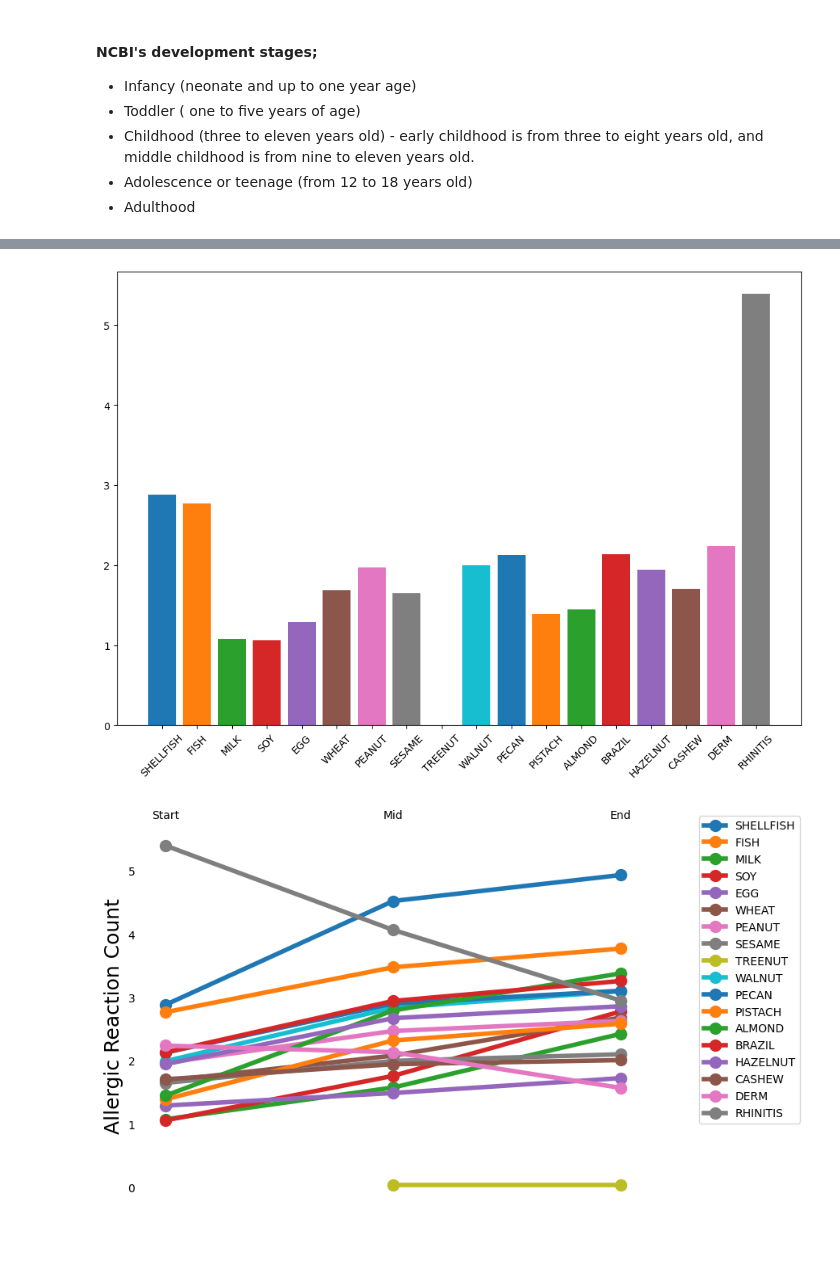
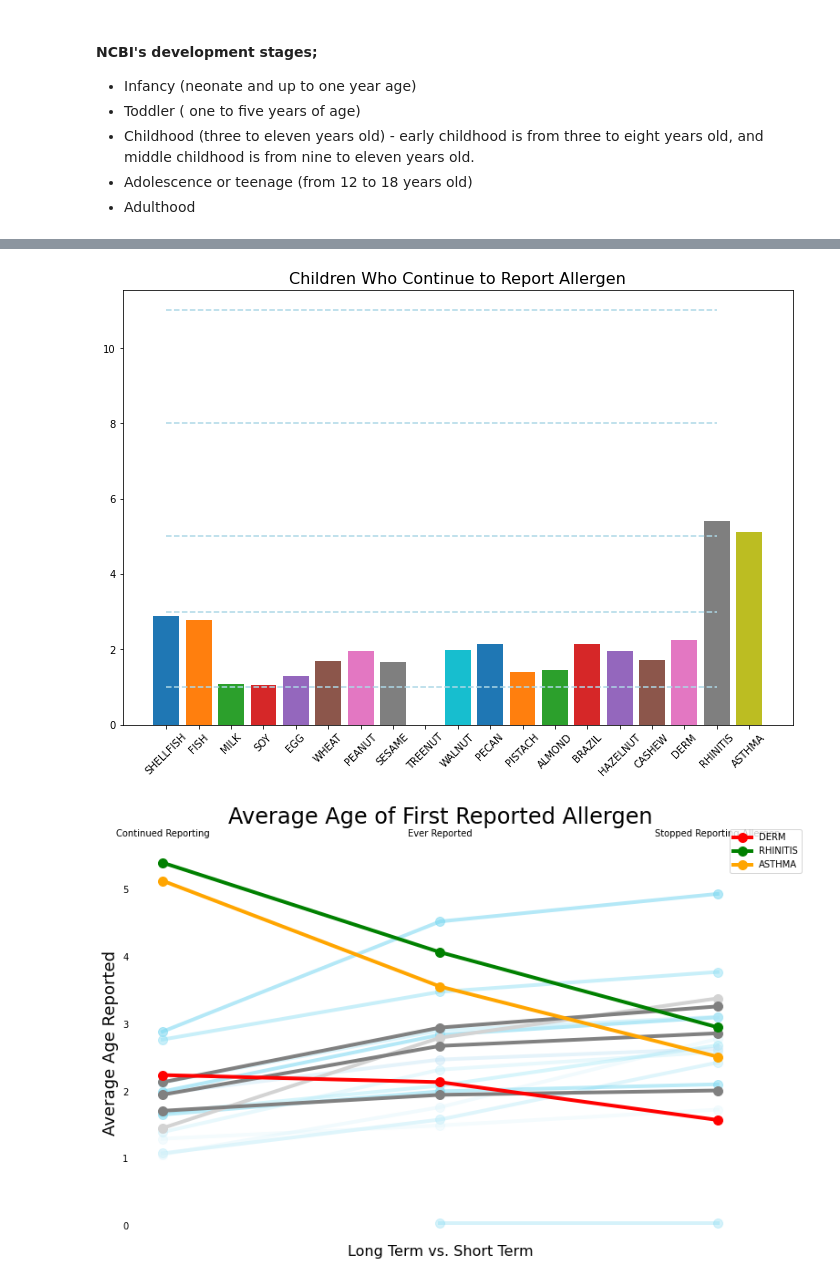
Before and after one commit to CharlesPizza/ChildhoodAllergies, a Jupyter notebook: Exploration.ipynb, the cells around one changed output, grey strips where cells are left out. Cells and saved outputs as stored; diff of their text form; code cells hidden in the pictures; blank space fills up the shorter version.

Commit message:
Allergy Reporting Age Trends

```diff
--- a/Exploration.ipynb
+++ b/Exploration.ipynb
@@ -77,9 +77,9 @@ df.PAYER_FACTOR = df.PAYER_FACTOR.map(d)
 ## Allergen Counts
 # %%
 l = ['SHELLFISH_ALG_START','FISH_ALG_START','MILK_ALG_START','SOY_ALG_START','EGG_ALG_START','WHEAT_ALG_START','PEANUT_ALG_START','SESAME_ALG_START','TREENUT_ALG_START',
-'WALNUT_ALG_START','PECAN_ALG_START','PISTACH_ALG_START','ALMOND_ALG_START','BRAZIL_ALG_START','HAZELNUT_ALG_START','CASHEW_ALG_START','ATOPIC_DERM_START','ALLERGIC_RHINITIS_START']
+'WALNUT_ALG_START','PECAN_ALG_START','PISTACH_ALG_START','ALMOND_ALG_START','BRAZIL_ALG_START','HAZELNUT_ALG_START','CASHEW_ALG_START','ATOPIC_DERM_START','ALLERGIC_RHINITIS_START','ASTHMA_START']
 l_end = ['SHELLFISH_ALG_END','FISH_ALG_END','MILK_ALG_END','SOY_ALG_END','EGG_ALG_END','WHEAT_ALG_END','PEANUT_ALG_END','SESAME_ALG_END','TREENUT_ALG_END',
-'WALNUT_ALG_END','PECAN_ALG_END','PISTACH_ALG_END','ALMOND_ALG_END','BRAZIL_ALG_END','HAZELNUT_ALG_END','CASHEW_ALG_END','ATOPIC_DERM_END','ALLERGIC_RHINITIS_END']
+'WALNUT_ALG_END','PECAN_ALG_END','PISTACH_ALG_END','ALMOND_ALG_END','BRAZIL_ALG_END','HAZELNUT_ALG_END','CASHEW_ALG_END','ATOPIC_DERM_END','ALLERGIC_RHINITIS_END','ASTHMA_END']
 alg_start = 0
 alg_end = 0
 
@@ -98,6 +98,6 @@ plt.tick_params(axis='both', labelsize=10, labelbottom = False, bottom=False, to
 # %%
 allergen = ['SHELLFISH','FISH','MILK','SOY','EGG','WHEAT','PEANUT','SESAME','TREENUT',
-'WALNUT','PECAN','PISTACH','ALMOND','BRAZIL','HAZELNUT','CASHEW','DERM','RHINITIS']
+'WALNUT','PECAN','PISTACH','ALMOND','BRAZIL','HAZELNUT','CASHEW','DERM','RHINITIS','ASTHMA']
 # %%
 # pd.DataFrame([df[l].describe().loc['count'],df[l_end].describe().loc['count']]).T
 
@@ -196,15 +180,22 @@ While we know that overall the allergen reporting of children in the study trend
 # %%
 bins = ['Infancy', 'Toddler', 'Early', 'Middle', 'Adolescence']
 # %%
-fig, axs = plt.subplots(6,3, figsize=(24,24))
+fig, axs = plt.subplots(7,3, figsize=(32,24))
 axs = axs.flatten()
 for idx, c in enumerate(l):
+    if idx == 18:
+        break
     axs[idx].hist(df[df[c].notnull()]['AGE_START_YEARS'], bins=[0, 1, 5, 8, 11, 18])
     axs[idx].title.set_text(f'{allergen[idx].title()} Allergen Distribution')
     axs[idx].set_xticks([0, 1, 5, 8, 11])
     mids = [rect.get_x() + rect.get_width() / 2 for rect in axs[idx].patches]
     axs[idx].set_xticks(mids)
     axs[idx].set_xticklabels(bins)
+
+plt.subplot(717)
+plt.title('Asthma Distribution')
+plt.hist(df[df['ASTHMA_START'].notnull()]['AGE_START_YEARS'], bins=[0, 1, 5, 8, 11, 18])
+plt.xticks([0,1,5,8,11], labels=bins)
 plt.tight_layout()
 plt.show()
 # %% [output]
@@ -238,18 +233,32 @@ for idx, c in enumerate(l):
     _ = df[df[l[idx]].notnull() & df[l_end[idx]].notnull()]
     l1.append(_['AGE_START_YEARS'].mean())
     axs.bar(allergen[idx],l1[idx])
+axs.hlines([1, 3, 5, 8, 11], 'SHELLFISH', 'RHINITIS', linestyle = '--', color='lightblue', label = 'Development Stages')
+plt.title('Children Who Continue to Report Allergen', fontsize=16)
 axs.tick_params(axis='x', labelrotation=45)
 # %% [output]
-[figure, old version]
+[figure, new version]
 # %%
 # _ = df[df[l[0]].notnull()][df[l_end[0]].isnull()]
 # _['AGE_START_YEARS'].mean()
-plt.figure(figsize=(8,6))
-plt.plot(['Start','Mid', 'End'], [l1, l2, l3], linewidth='4',marker='.', markersize='20')
+cmap = ['#7AD7F090', '#92DFF380', '#B7E9F770', '#DBF3FA60','#DBF3FA50', '#80DFF350', '#BBDFF360', '#7AD7F080','#7AD7F050', '#7AD7F090', '#B7E9F780', '#B7E9F750','lightgrey', 'grey', 'grey', 'grey','Red', 'Green', 'Orange']
+alpha = [.5,.5,.5,.5,.5,.5,.5,.5,.5,.5,.5,.5,.5,.5,.5,.5,1,1]
+fig, ax = plt.subplots(1, 1, figsize=(12,8))
+ax.plot(['Continued Reporting', 'Ever Reported', 'Stopped Reporting Allergen'], [l1, l2, l3], linewidth='4',marker='.', markersize='20')
 plt.box(False)
-plt.ylabel('Allergic Reaction Count', fontsize=18)
+plt.ylabel('Average Age Reported', fontsize=18)
 plt.tick_params(left=False, bottom=False)
-plt.legend(allergen,bbox_to_anchor=(1.1, 1.05))
+for idx,line in enumerate(ax.lines):
+    line.set_color(cmap[idx])
+    if idx < 16:
+        line.set_label('')
+    else:
+        line.set_label(allergen[idx])
+plt.legend(bbox_to_anchor=(1.1, 1.05))
 plt.tick_params(axis='both', labelsize=10, labelbottom = False, bottom=False, top = False, labeltop=True)
+plt.title('Average Age of First Reported Allergen', fontsize=24)
+plt.xlabel('Long Term vs. Short Term', fontsize=16)
+plt.show()
+fig.savefig('Images/line.png')
 # %% [output]
-[figure, old version]
+[figure, new version]
```
Also changed, not shown: parts of 9 cells of this notebook.
